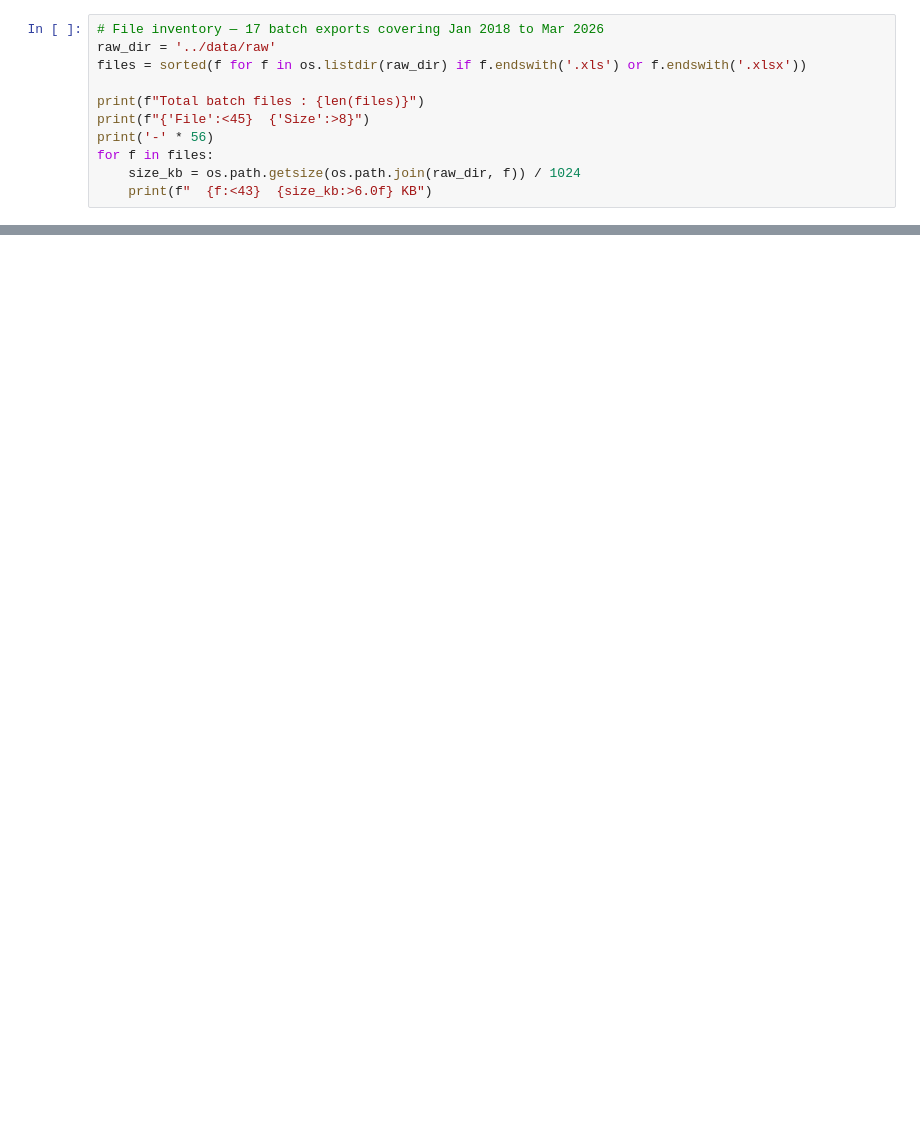
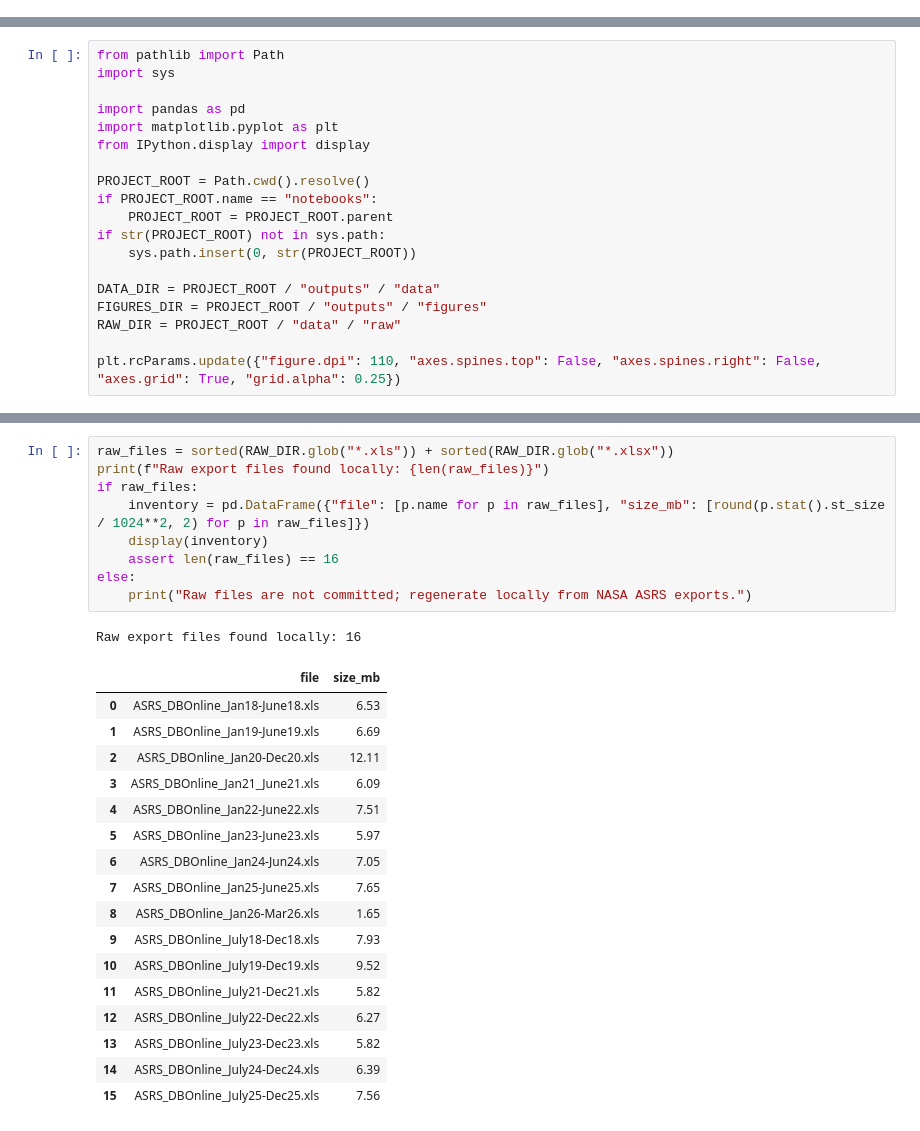
Before and after one commit to MysoreSparrow/EarlyWarningSystem_ASRS_KeshavGubbi, a Jupyter notebook: notebooks/01_layer0_data_and_eda.ipynb, the cells around one changed output, grey strips where cells are left out. Cells and saved outputs as stored; diff of their text form; blank space fills up the shorter version.

Commit message:
Refactor notebooks as audit appendices

```diff
--- a/notebooks/01_layer0_data_and_eda.ipynb
+++ b/notebooks/01_layer0_data_and_eda.ipynb
@@ -51,11 +0,0 @@ Query: All anomaly types · All aircraft · Date range selected per batch · Max
-# %%
-# File inventory — 17 batch exports covering Jan 2018 to Mar 2026
-raw_dir = '../data/raw'
-files = sorted(f for f in os.listdir(raw_dir) if f.endswith('.xls') or f.endswith('.xlsx'))
-
-print(f"Total batch files : {len(files)}")
-print(f"{'File':<45}  {'Size':>8}")
-print('-' * 56)
-for f in files:
-    size_kb = os.path.getsize(os.path.join(raw_dir, f)) / 1024
-    print(f"  {f:<43}  {size_kb:>6.0f} KB")
@@ -600,0 +14,19 @@ The monthly volume chart shows clear **seasonal variation** — summer peaks, wi
+# %%
+from pathlib import Path
+import sys
+
+import pandas as pd
+import matplotlib.pyplot as plt
+from IPython.display import display
+
+PROJECT_ROOT = Path.cwd().resolve()
+if PROJECT_ROOT.name == "notebooks":
+    PROJECT_ROOT = PROJECT_ROOT.parent
+if str(PROJECT_ROOT) not in sys.path:
+    sys.path.insert(0, str(PROJECT_ROOT))
+
+DATA_DIR = PROJECT_ROOT / "outputs" / "data"
+FIGURES_DIR = PROJECT_ROOT / "outputs" / "figures"
+RAW_DIR = PROJECT_ROOT / "data" / "raw"
+
+plt.rcParams.update({"figure.dpi": 110, "axes.spines.top": False, "axes.spines.right": False, "axes.grid": True, "grid.alpha": 0.25})
@@ -600,0 +47,28 @@ The monthly volume chart shows clear **seasonal variation** — summer peaks, wi
+# %%
+raw_files = sorted(RAW_DIR.glob("*.xls")) + sorted(RAW_DIR.glob("*.xlsx"))
+print(f"Raw export files found locally: {len(raw_files)}")
+if raw_files:
+    inventory = pd.DataFrame({"file": [p.name for p in raw_files], "size_mb": [round(p.stat().st_size / 1024**2, 2) for p in raw_files]})
+    display(inventory)
+    assert len(raw_files) == 16
+else:
+    print("Raw files are not committed; regenerate locally from NASA ASRS exports.")
+# %% [output]
+Raw export files found locally: 16
+|  | file | size_mb |
+| 0 | ASRS_DBOnline_Jan18-June18.xls | 6.53 |
+| 1 | ASRS_DBOnline_Jan19-June19.xls | 6.69 |
+| 2 | ASRS_DBOnline_Jan20-Dec20.xls | 12.11 |
+| 3 | ASRS_DBOnline_Jan21_June21.xls | 6.09 |
+| 4 | ASRS_DBOnline_Jan22-June22.xls | 7.51 |
+| 5 | ASRS_DBOnline_Jan23-June23.xls | 5.97 |
+| 6 | ASRS_DBOnline_Jan24-Jun24.xls | 7.05 |
+| 7 | ASRS_DBOnline_Jan25-June25.xls | 7.65 |
+| 8 | ASRS_DBOnline_Jan26-Mar26.xls | 1.65 |
+| 9 | ASRS_DBOnline_July18-Dec18.xls | 7.93 |
+| 10 | ASRS_DBOnline_July19-Dec19.xls | 9.52 |
+| 11 | ASRS_DBOnline_July21-Dec21.xls | 5.82 |
+| 12 | ASRS_DBOnline_July22-Dec22.xls | 6.27 |
+| 13 | ASRS_DBOnline_July23-Dec23.xls | 5.82 |
+| 14 | ASRS_DBOnline_July24-Dec24.xls | 6.39 |
+| 15 | ASRS_DBOnline_July25-Dec25.xls | 7.56 |
```
Also changed, not shown: parts of 53 cells of this notebook, 4 other files.
